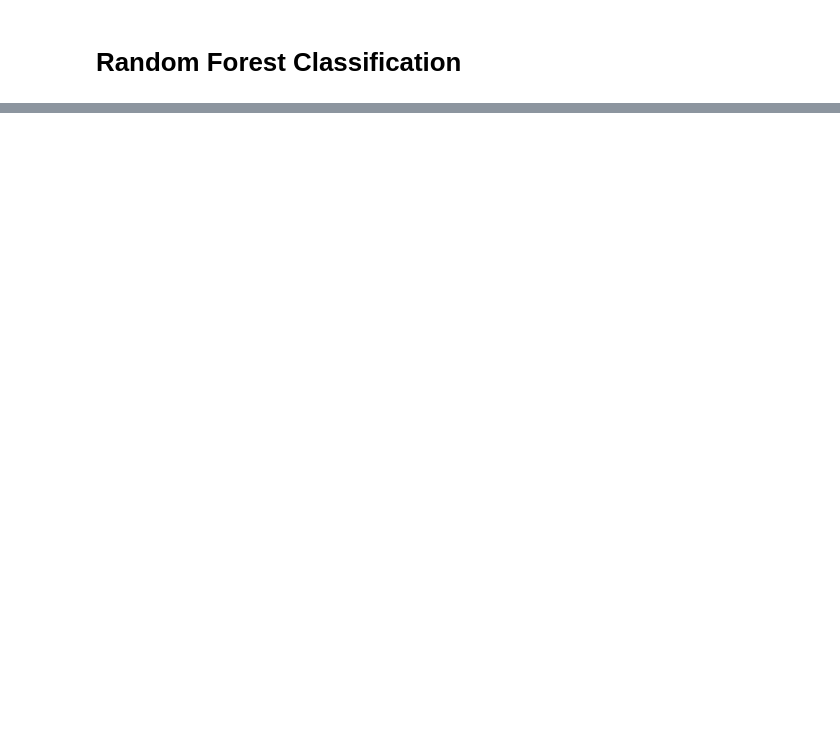
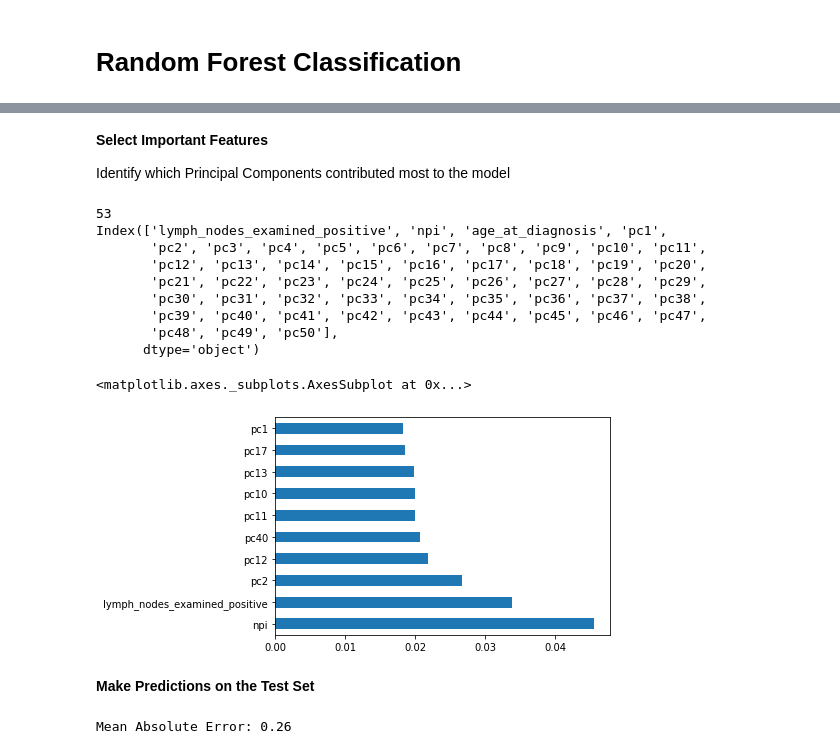
Before and after one commit to meghutch/Breast-Cancer-Classification-Clinical-Genomic, a Jupyter notebook: Neural_Networks_Clinical_Genetic_Analysis.ipynb, the cells around one changed output, grey strips where cells are left out. Saved outputs shown, nothing was run; the diff lists cells and outputs as text; code cells hidden in the pictures; blank space fills up the shorter version.

Commit message:
Run random forest experiments

```diff
--- a/Neural_Networks_Clinical_Genetic_Analysis.ipynb
+++ b/Neural_Networks_Clinical_Genetic_Analysis.ipynb
@@ -968,0 +1033,6 @@ print("Precision:",round(metrics.precision_score(y_test, y_pred),3))
+# %%
+# Instantiate model with 1000 decision trees - results below reported w/ random state = 42
+rf = RandomForestClassifier(n_estimators = 1000, random_state = 42)
+
+# Train the model on training data
+rf.fit(X_train_clinical_pca10, y_train)
@@ -968,0 +1043,15 @@ print("Precision:",round(metrics.precision_score(y_test, y_pred),3))
+# %%
+# First feature selection test
+sel = SelectFromModel(RandomForestClassifier(n_estimators = 100))
+sel.fit(X_train_clinical_pca10, y_train)
+sel.get_support()
+selected_feat= X_train_clinical_pca10.columns[(sel.get_support())]
+print(len(selected_feat))
+print(selected_feat)
+
+## histogram of the top 10 pc by importance
+# create a list of features/column names
+features = list(X_train_clinical_pca10.columns.values)
+
+feat_importances = pd.Series(rf.feature_importances_, index=X_train_clinical_pca10.columns)
+feat_importances.nlargest(10).plot(kind='barh')
@@ -968,0 +1118,6 @@ print("Precision:",round(metrics.precision_score(y_test, y_pred),3))
+# %%
+# Instantiate model with 1000 decision trees - results below reported w/ random state = 42
+rf = RandomForestClassifier(n_estimators = 1000, random_state = 42)
+
+# Train the model on training data
+rf.fit(X_train_clinical_pca50, y_train)
@@ -968,0 +1132,45 @@ print("Precision:",round(metrics.precision_score(y_test, y_pred),3))
+# %% [markdown]
+**Select Important Features**
+
+Identify which Principal Components contributed most to the model
+# %%
+# First feature selection test
+sel = SelectFromModel(RandomForestClassifier(n_estimators = 100))
+sel.fit(X_train_clinical_pca50, y_train)
+sel.get_support()
+selected_feat= X_train_clinical_pca50.columns[(sel.get_support())]
+print(len(selected_feat))
+print(selected_feat)
+
+## histogram of the top 10 pc by importance
+# create a list of features/column names
+features = list(X_train_clinical_pca50.columns.values)
+
+feat_importances = pd.Series(rf.feature_importances_, index=X_train_clinical_pca50.columns)
+feat_importances.nlargest(10).plot(kind='barh')
+# %% [output]
+53
+Index(['lymph_nodes_examined_positive', 'npi', 'age_at_diagnosis', 'pc1',
+       'pc2', 'pc3', 'pc4', 'pc5', 'pc6', 'pc7', 'pc8', 'pc9', 'pc10', 'pc11',
+       'pc12', 'pc13', 'pc14', 'pc15', 'pc16', 'pc17', 'pc18', 'pc19', 'pc20',
+       'pc21', 'pc22', 'pc23', 'pc24', 'pc25', 'pc26', 'pc27', 'pc28', 'pc29',
+       'pc30', 'pc31', 'pc32', 'pc33', 'pc34', 'pc35', 'pc36', 'pc37', 'pc38',
+       'pc39', 'pc40', 'pc41', 'pc42', 'pc43', 'pc44', 'pc45', 'pc46', 'pc47',
+       'pc48', 'pc49', 'pc50'],
+      dtype='object')
+<matplotlib.axes._subplots.AxesSubplot at 0x...>
+[figure, added]
+# %% [markdown]
+**Make Predictions on the Test Set**
+# %%
+# Use the forest's predict method on the test data
+predictions = rf.predict(X_test_clinical_pca50)
+# Probabilities for each class
+rf_probs = rf.predict_proba(X_test_clinical_pca50)[:, 1]
+
+# Calculate the absolute errors
+errors = abs(predictions - y_test)
+# Print out the mean absolute error (mae)
+print('Mean Absolute Error:', round(np.mean(errors), 2))
+# %% [output]
+Mean Absolute Error: 0.26
```
Also changed, not shown: parts of 94 cells of this notebook.
